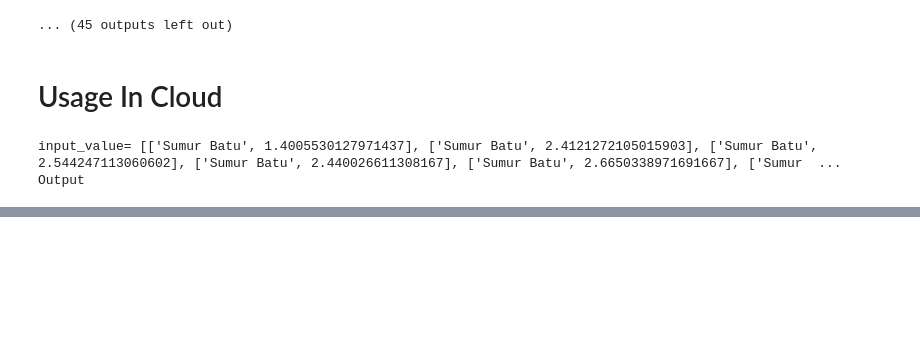
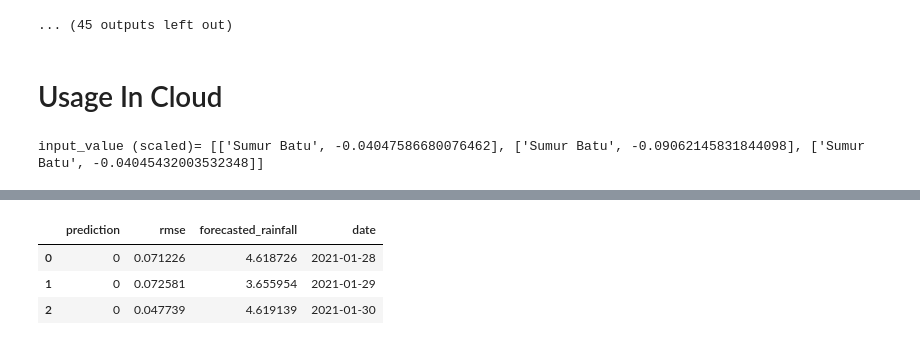
Before and after one commit to red-hat-bangkit/predict-ml, a Jupyter notebook: Predict.ipynb, the cells around one changed output, grey strips where cells are left out. Drawn from its saved outputs; the diff is of its cells as text; code cells hidden in the pictures; blank space fills up the shorter version.

```diff
--- a/Predict.ipynb
+++ b/Predict.ipynb
@@ -629,6 +645,21 @@ This will raise an exception in 3.3.
 ... (45 outputs left out)
 # %% [markdown]
 # Usage In Cloud
+# %%
+# Save model
+import pickle
+a_model = "abcd"
+pickle.dump(a_model, open("model.pkl", "wb"))
+
+# Load model
+model = pickle.load(open("model.pkl", "rb"))
+
+
+def an_api():
+  # use model
+  output = model.predict("something")
+
+  return JsonResponse({"output": output})
 # %%
 from datetime import timedelta
 # loads all models to memory for fast response
@@ -644,9 +676,16 @@ for location in locations:
   models[location] = m
 # %%
 window = 10
-def predict_banjir(location: str, future_days=1):
+def predict_banjir(location: str, future_days=1, after_date=None):
   # get future forecast
-  data = get_rainfall_by_location(location)
+  if after_date:
+    data = get_rainfall_by_location(location, upto_date=after_date)
+  else:
+    data = get_rainfall_by_location(location)
+
+  # Normalize Data
+  data["Rainfall"] = scaler.transform(data["Rainfall"].values.reshape(-1,1)).ravel()
+
   time = data[['Date']]
   data = data[['Rainfall']]
   dataset = data.values # convert the data frame to numpy array
@@ -654,6 +693,7 @@ def predict_banjir(location: str, future_days=1):
   history_data = dataset[len_dataset-2*window:, :] # get last 20 days data
 
   # predict rainfall next future_days
+  rmses = []
   for i in range(future_days):
     # predict rainfall next day
 
@@ -668,33 +708,37 @@ def predict_banjir(location: str, future_days=1):
 
     forecast_set = models[location].predict(x_test)
 
-    # forecast set
+    # calculate error
     rmse = np.sqrt(np.mean(forecast_set - y_test)**2)
+    rmses.append(rmse)
 
     # new history based on prediction
-    history_data = np.concatenate((history_data, np.array([[2.0]])))
+    history_data = np.concatenate((history_data, [[forecast_set[-1]]]))
     history_data = np.delete(history_data, 0, axis=0)
 
   # predict banjir or no using knn model
   input_value = []
   for i in range(future_days):
-    input_value.append([location, forecast_set[-i]])
-  print("input_value=",input_value)
+    input_value.append([location, forecast_set[i]])
+  print("input_value (scaled)=",input_value)
   df_banjir_to_predict = pd.DataFrame(input_value, columns=["Location", "Rainfall"])
   df_banjir_to_predict = transformer.transform(df_banjir_to_predict)
   predictions = models['mknn-banjir'].predict(df_banjir_to_predict)
 
   # prepare output prediction
+  # 95% Confidence Interval (CI) example. CI = y_hat +/- 1.96*rmse
+
+  # Inverse transform Rainfall
+  forecast_set = scaler.inverse_transform(forecast_set.reshape(-1,1)).ravel()
+
   output = []
   pred_time = pd.to_datetime(time.values[-1][0])
   for i in range(future_days):
     pred_time =  pred_time + timedelta(days=1)
-    output.append([predictions[i], rmse, location, pred_time])
-  return output
+    output.append([predictions[i], rmses[i], forecast_set[i], pred_time])
+  return output, ("prediction", "rmse", "forecasted_rainfall", "date")
 
-output = predict_banjir("Sumur Batu", future_days=10)
-print("Output")
-output
+output, col_name = predict_banjir("Sumur Batu", future_days=3)
+pd.DataFrame(output, columns=col_name)
 # %% [output]
-input_value= [['Sumur Batu', 1.4005530127971437], ['Sumur Batu', 2.4121272105015903], ['Sumur Batu', 2.544247113060602], ['Sumur Batu', 2.440026611308167], ['Sumur Batu', 2.6650338971691667], ['Sumur  ...
-Output
+input_value (scaled)= [['Sumur Batu', -0.04047586680076462], ['Sumur Batu', -0.09062145831844098], ['Sumur Batu', -0.04045432003532348]]
@@ -710,0 +745,4 @@ Output
+|  | prediction | rmse | forecasted_rainfall | date |
+| 0 | 0 | 0.071226 | 4.618726 | 2021-01-28 |
+| 1 | 0 | 0.072581 | 3.655954 | 2021-01-29 |
+| 2 | 0 | 0.047739 | 4.619139 | 2021-01-30 |
```
Also changed, not shown: parts of 22 cells of this notebook.
